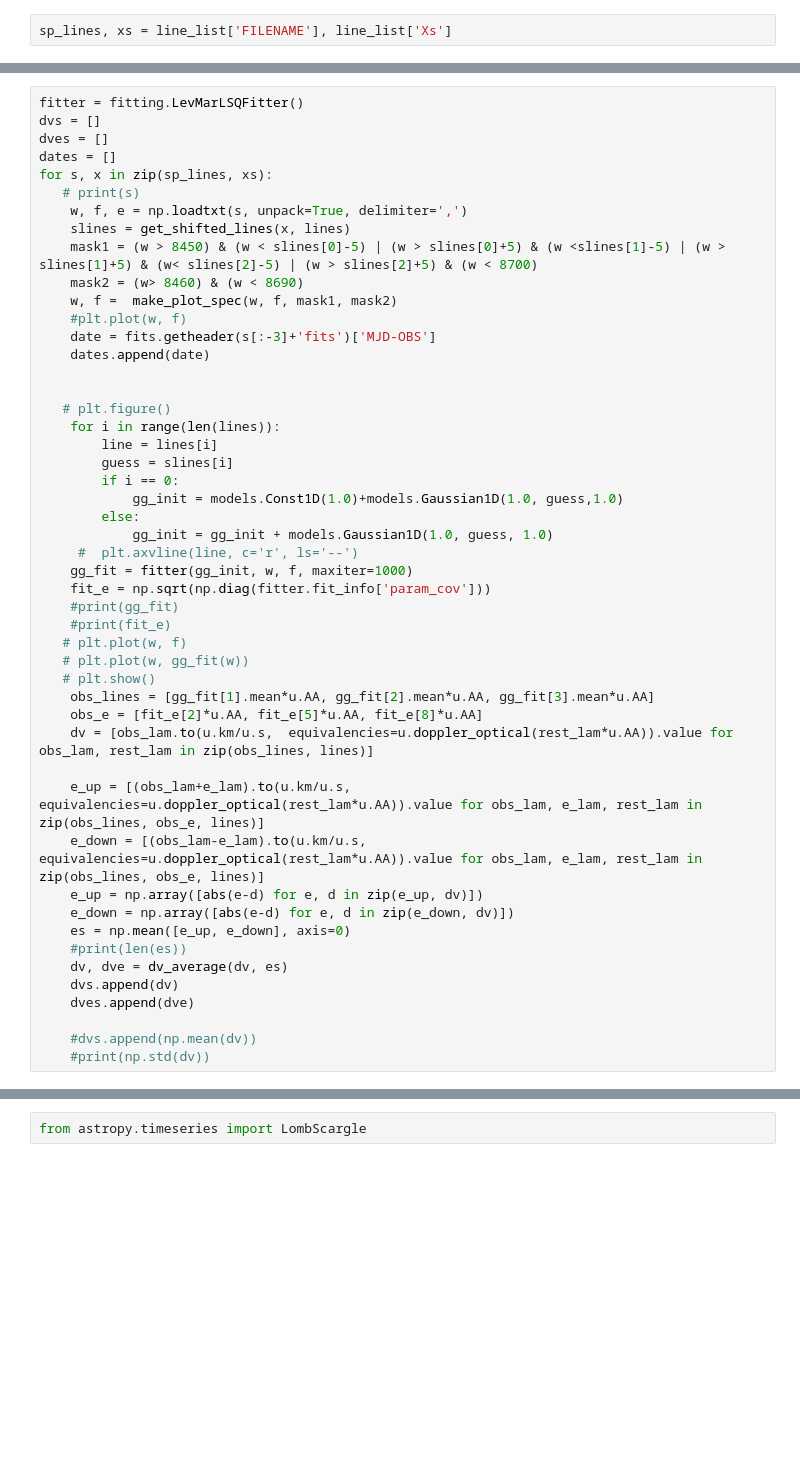
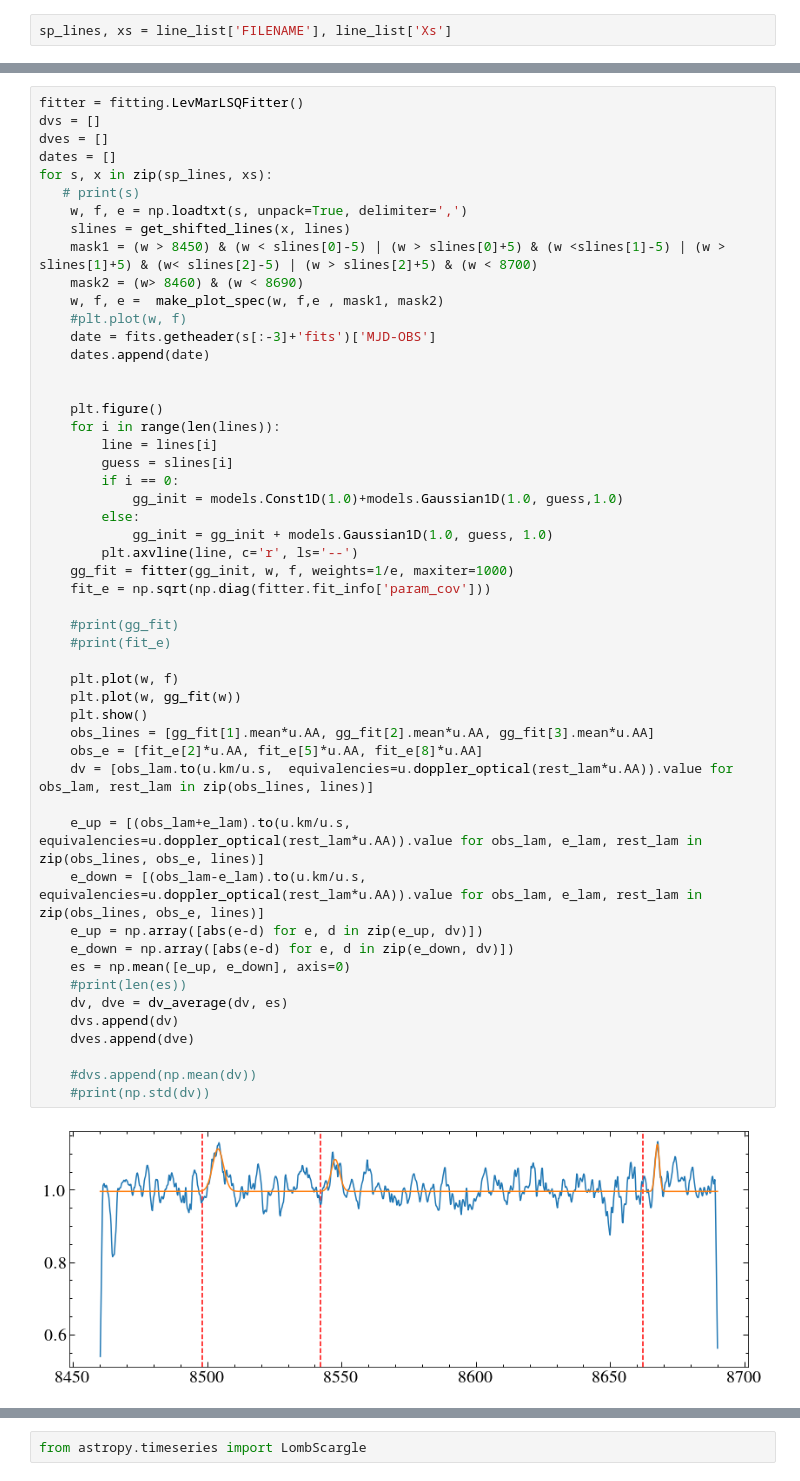
Before and after one commit to davidjwilson/wd-bd, a Jupyter notebook: dv_find.ipynb, the cells around one changed output, grey strips where cells are left out. Cells and saved outputs as stored; diff of their text form; blank space fills up the shorter version.

```diff
--- a/dv_find.ipynb
+++ b/dv_find.ipynb
@@ -78,41 +83,45 @@ for s, x in zip(sp_lines, xs):
     slines = get_shifted_lines(x, lines)
     mask1 = (w > 8450) & (w < slines[0]-5) | (w > slines[0]+5) & (w <slines[1]-5) | (w > slines[1]+5) & (w< slines[2]-5) | (w > slines[2]+5) & (w < 8700)
     mask2 = (w> 8460) & (w < 8690)
-    w, f =  make_plot_spec(w, f, mask1, mask2)
+    w, f, e =  make_plot_spec(w, f,e , mask1, mask2)
     #plt.plot(w, f)
     date = fits.getheader(s[:-3]+'fits')['MJD-OBS']
     dates.append(date)
 
 
-   # plt.figure()
+    plt.figure()
     for i in range(len(lines)):
         line = lines[i]
         guess = slines[i]
         if i == 0:
             gg_init = models.Const1D(1.0)+models.Gaussian1D(1.0, guess,1.0)
         else:
             gg_init = gg_init + models.Gaussian1D(1.0, guess, 1.0)
-     #  plt.axvline(line, c='r', ls='--')
-    gg_fit = fitter(gg_init, w, f, maxiter=1000)
+        plt.axvline(line, c='r', ls='--')
+    gg_fit = fitter(gg_init, w, f, weights=1/e, maxiter=1000)
     fit_e = np.sqrt(np.diag(fitter.fit_info['param_cov']))
+
     #print(gg_fit)
     #print(fit_e)
-   # plt.plot(w, f)
-   # plt.plot(w, gg_fit(w))
-   # plt.show()
+
+    plt.plot(w, f)
+    plt.plot(w, gg_fit(w))
+    plt.show()
     obs_lines = [gg_fit[1].mean*u.AA, gg_fit[2].mean*u.AA, gg_fit[3].mean*u.AA]
     obs_e = [fit_e[2]*u.AA, fit_e[5]*u.AA, fit_e[8]*u.AA]
     dv = [obs_lam.to(u.km/u.s,  equivalencies=u.doppler_optical(rest_lam*u.AA)).value for obs_lam, rest_lam in zip(obs_lines, lines)]
 
     e_up = [(obs_lam+e_lam).to(u.km/u.s,  equivalencies=u.doppler_optical(rest_lam*u.AA)).value for obs_lam, e_lam, rest_lam in zip(obs_lines, obs_e, lines)]
     e_down = [(obs_lam-e_lam).to(u.km/u.s,  equivalencies=u.doppler_optical(rest_lam*u.AA)).value for obs_lam, e_lam, rest_lam in zip(obs_lines, obs_e, lines)]
     e_up = np.array([abs(e-d) for e, d in zip(e_up, dv)])
     e_down = np.array([abs(e-d) for e, d in zip(e_down, dv)])
     es = np.mean([e_up, e_down], axis=0)
     #print(len(es))
     dv, dve = dv_average(dv, es)
     dvs.append(dv)
     dves.append(dve)
 
     #dvs.append(np.mean(dv))
     #print(np.std(dv))
+# %% [output]
+[figure, added]
```
Also changed, not shown: parts of 15 cells of this notebook, 1 other file.
